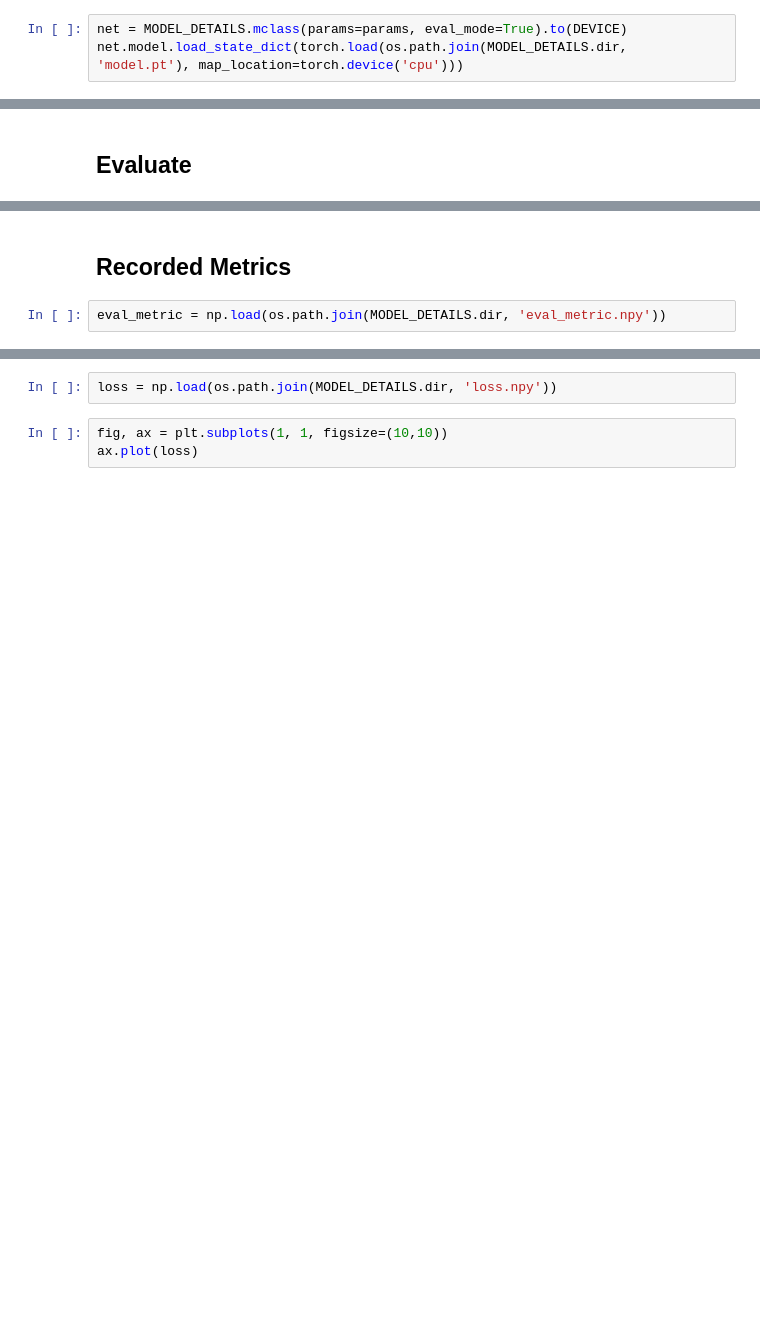
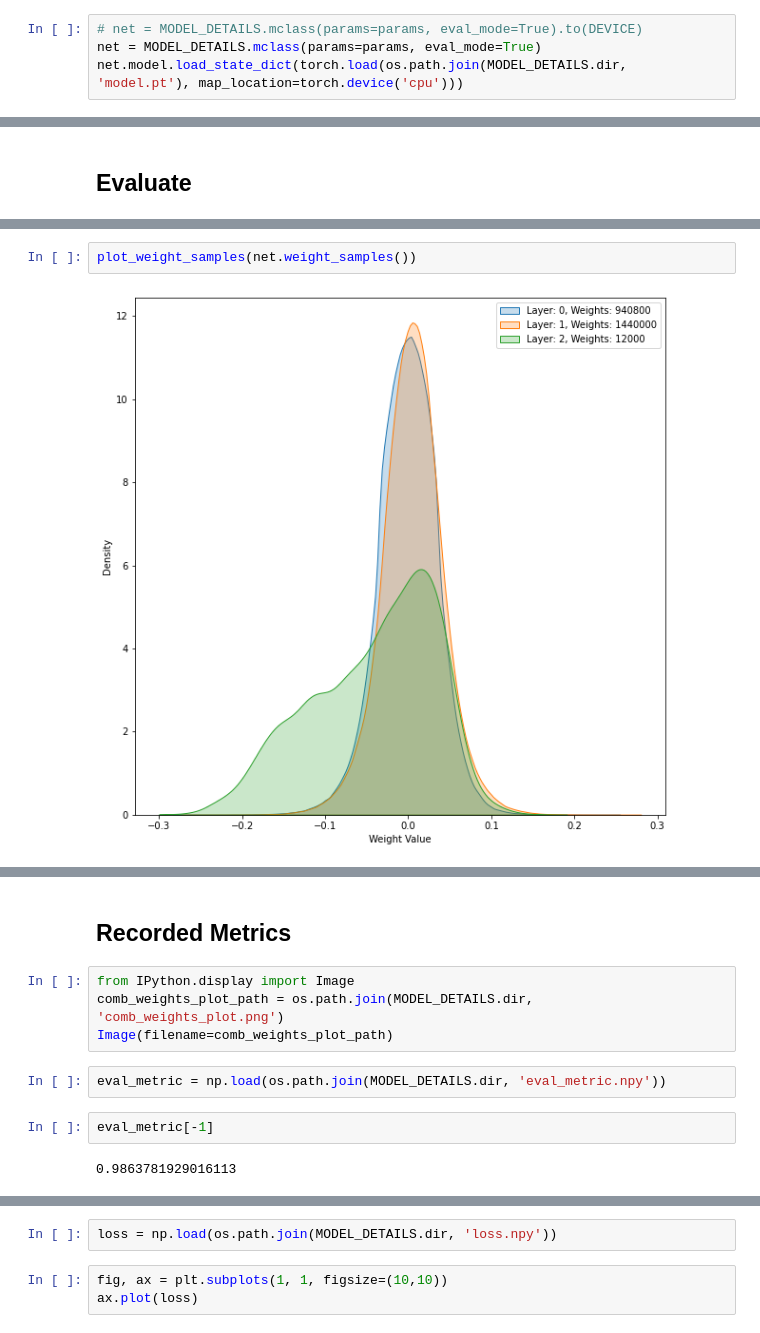
Before and after one commit to Cambridge-Uni-MLMI-Advanced-ML-21-22-G7/BBB, a Jupyter notebook: jupyter/classification.ipynb, the cells around one changed output, grey strips where cells are left out. Saved outputs shown, nothing was run; the diff lists cells and outputs as text; blank space fills up the shorter version.

```diff
--- a/jupyter/classification.ipynb
+++ b/jupyter/classification.ipynb
@@ -64,6 +74,7 @@ X_val = load_mnist(train=False, batch_size=params.batch_size, shuffle=True)
 # %% [markdown]
 ## Load Model
 # %%
-net = MODEL_DETAILS.mclass(params=params, eval_mode=True).to(DEVICE)
+# net = MODEL_DETAILS.mclass(params=params, eval_mode=True).to(DEVICE)
+net = MODEL_DETAILS.mclass(params=params, eval_mode=True)
 net.model.load_state_dict(torch.load(os.path.join(MODEL_DETAILS.dir, 'model.pt'), map_location=torch.device('cpu')))
 # %% [output]
@@ -82,0 +144,4 @@ tensor(0.9842)
+# %%
+plot_weight_samples(net.weight_samples())
+# %% [output]
+[figure, added]
@@ -83,7 +149,15 @@ tensor(0.9842)
 # %% [markdown]
 ## Recorded Metrics
+# %%
+from IPython.display import Image
+comb_weights_plot_path = os.path.join(MODEL_DETAILS.dir, 'comb_weights_plot.png')
+Image(filename=comb_weights_plot_path)
 # %%
 eval_metric = np.load(os.path.join(MODEL_DETAILS.dir, 'eval_metric.npy'))
+# %%
+eval_metric[-1]
+# %% [output]
+0.9863781929016113
 # %%
 fig, ax = plt.subplots(1, 1, figsize=(10,10))
 ax.plot(eval_metric)
```
Also changed, not shown: parts of 12 cells of this notebook, 5 other files.
